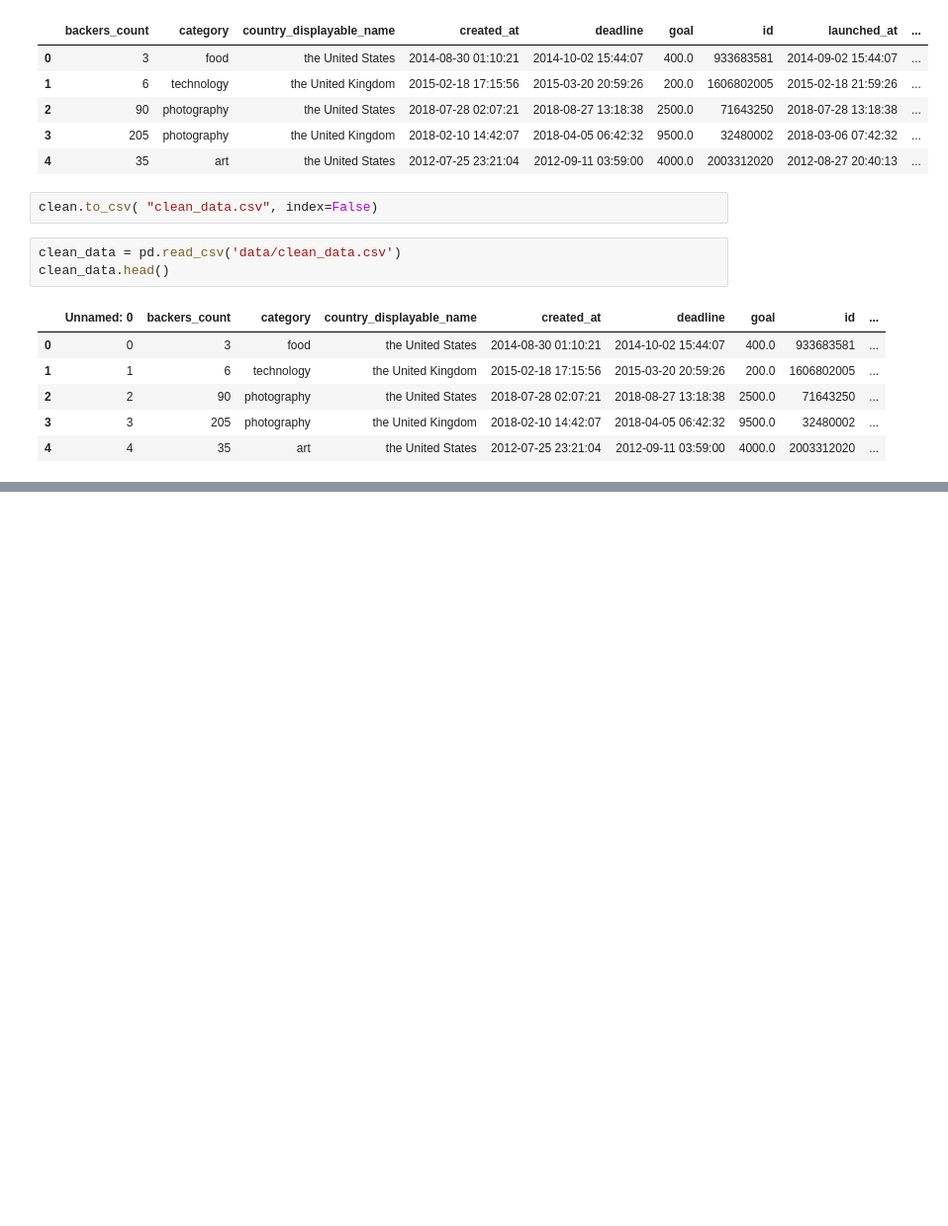
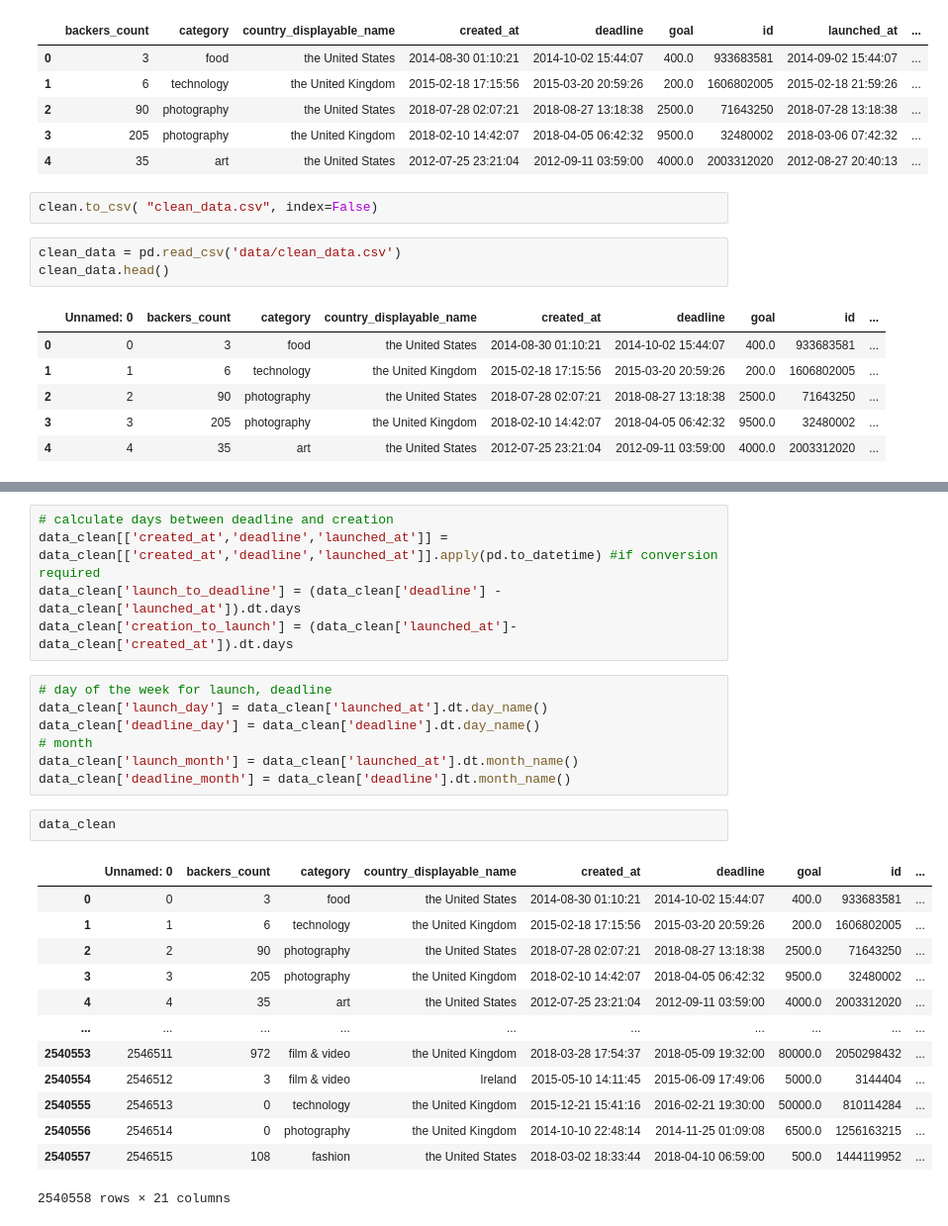
Before and after one commit to abhattac92/COVID_Deaths, a Jupyter notebook: clean_data.ipynb, the cells around one changed output, grey strips where cells are left out. Shown at 99% size. Cells and saved outputs as stored; diff of their text form; blank space fills up the shorter version.

```diff
--- a/clean_data.ipynb
+++ b/clean_data.ipynb
@@ -281,0 +423,28 @@ clean_data.head()
+# %%
+# calculate days between deadline and creation
+data_clean[['created_at','deadline','launched_at']] = data_clean[['created_at','deadline','launched_at']].apply(pd.to_datetime) #if conversion required
+data_clean['launch_to_deadline'] = (data_clean['deadline'] - data_clean['launched_at']).dt.days
+data_clean['creation_to_launch'] = (data_clean['launched_at']- data_clean['created_at']).dt.days
+# %%
+# day of the week for launch, deadline
+data_clean['launch_day'] = data_clean['launched_at'].dt.day_name()
+data_clean['deadline_day'] = data_clean['deadline'].dt.day_name()
+# month
+data_clean['launch_month'] = data_clean['launched_at'].dt.month_name()
+data_clean['deadline_month'] = data_clean['deadline'].dt.month_name()
+# %%
+data_clean
+# %% [output]
+|  | Unnamed: 0 | backers_count | category | country_displayable_name | created_at | deadline | goal | id | ... |
+| 0 | 0 | 3 | food | the United States | 2014-08-30 01:10:21 | 2014-10-02 15:44:07 | 400.0 | 933683581 | ... |
+| 1 | 1 | 6 | technology | the United Kingdom | 2015-02-18 17:15:56 | 2015-03-20 20:59:26 | 200.0 | 1606802005 | ... |
+| 2 | 2 | 90 | photography | the United States | 2018-07-28 02:07:21 | 2018-08-27 13:18:38 | 2500.0 | 71643250 | ... |
+| 3 | 3 | 205 | photography | the United Kingdom | 2018-02-10 14:42:07 | 2018-04-05 06:42:32 | 9500.0 | 32480002 | ... |
+| 4 | 4 | 35 | art | the United States | 2012-07-25 23:21:04 | 2012-09-11 03:59:00 | 4000.0 | 2003312020 | ... |
+| ... | ... | ... | ... | ... | ... | ... | ... | ... | ... |
+| 2540553 | 2546511 | 972 | film & video | the United Kingdom | 2018-03-28 17:54:37 | 2018-05-09 19:32:00 | 80000.0 | 2050298432 | ... |
+| 2540554 | 2546512 | 3 | film & video | Ireland | 2015-05-10 14:11:45 | 2015-06-09 17:49:06 | 5000.0 | 3144404 | ... |
+| 2540555 | 2546513 | 0 | technology | the United Kingdom | 2015-12-21 15:41:16 | 2016-02-21 19:30:00 | 50000.0 | 810114284 | ... |
+| 2540556 | 2546514 | 0 | photography | the United Kingdom | 2014-10-10 22:48:14 | 2014-11-25 01:09:08 | 6500.0 | 1256163215 | ... |
+| 2540557 | 2546515 | 108 | fashion | the United States | 2018-03-02 18:33:44 | 2018-04-10 06:59:00 | 500.0 | 1444119952 | ... |
+2540558 rows × 21 columns
```
Also changed, not shown: parts of 27 cells of this notebook.
